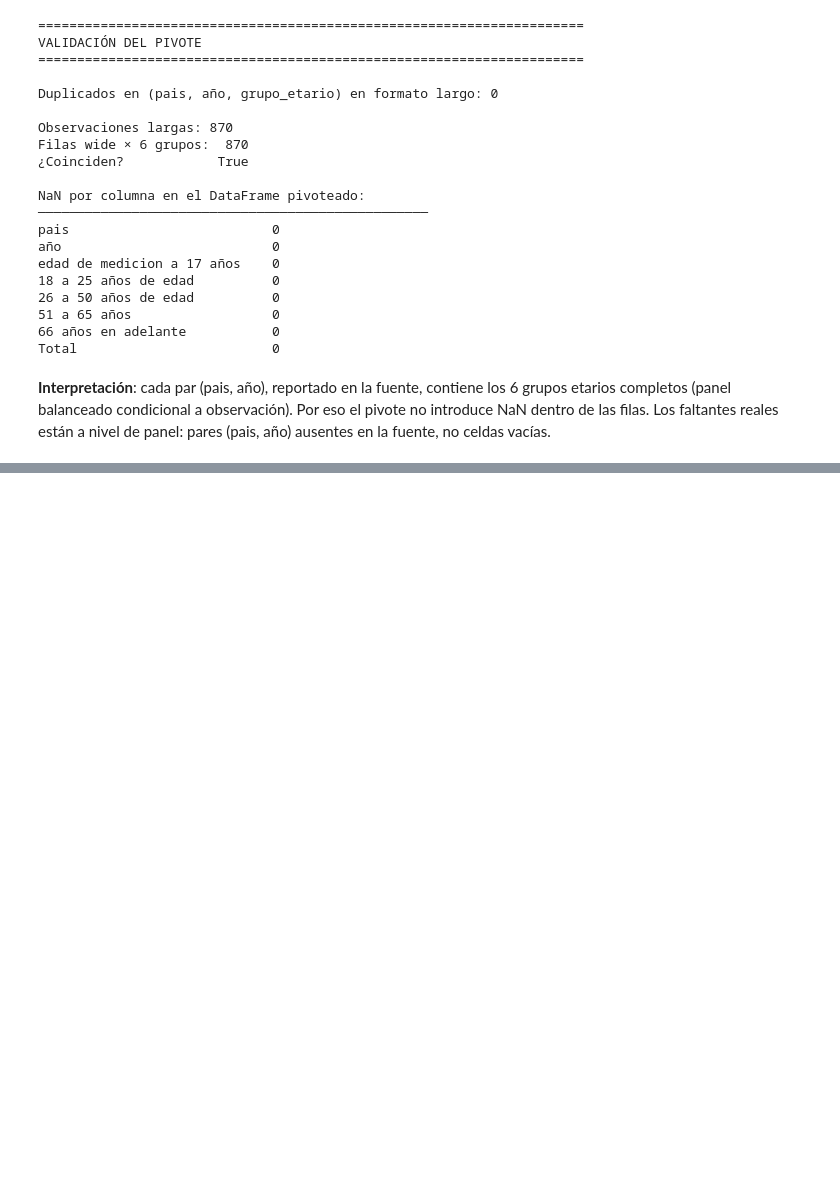
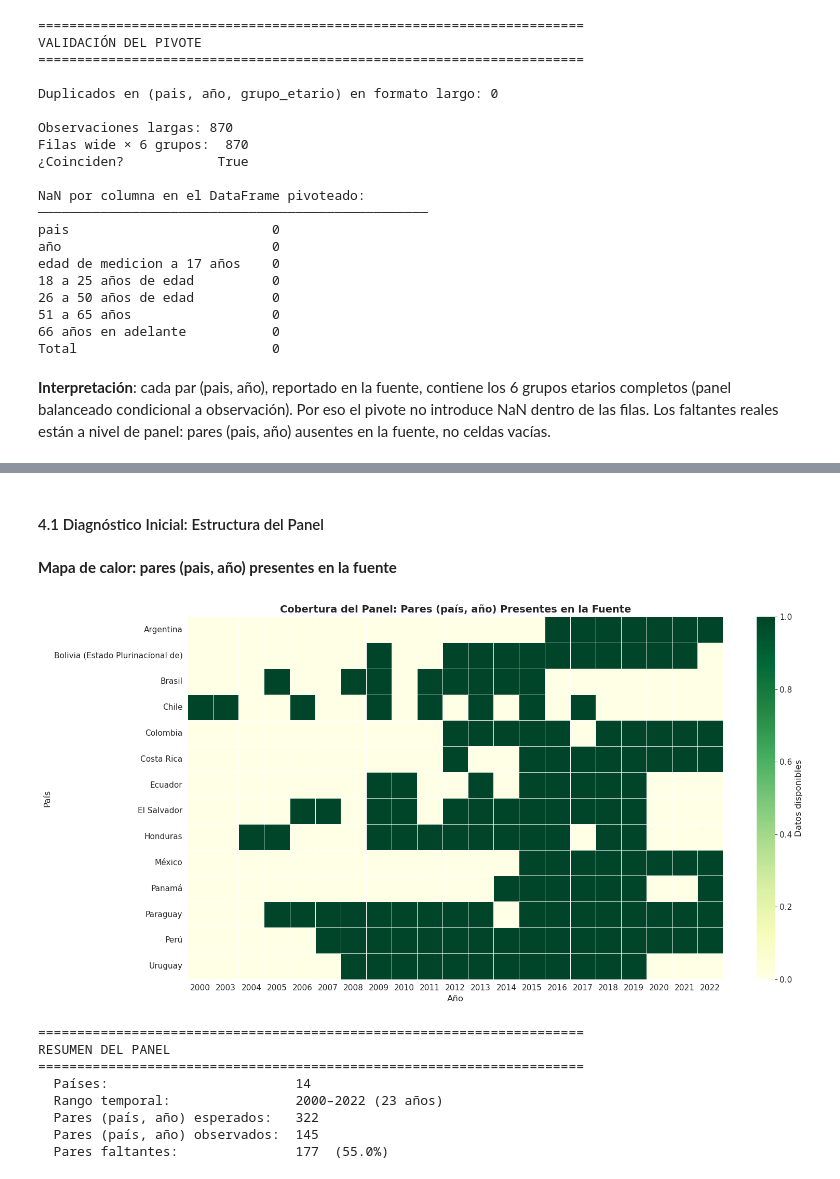
Before and after one commit to Tunchxz/CC3074-Proyecto-Final, a Jupyter notebook: Week-2.ipynb, the cells around one changed output, grey strips where cells are left out. Drawn from its saved outputs; the diff is of its cells as text; code cells hidden in the pictures; blank space fills up the shorter version.

```diff
--- a/Week-2.ipynb
+++ b/Week-2.ipynb
@@ -348,0 +431,45 @@ Total                         0
+# %% [markdown]
+#### 4.1 Diagnóstico Inicial: Estructura del Panel
+# %% [markdown]
+**Mapa de calor: pares (pais, año) presentes en la fuente**
+# %%
+presencia = (df_wide.assign(presente=1)
+                    .pivot_table(index='pais', columns='año', values='presente', aggfunc='first')
+                    .fillna(0)
+                    .astype(int))
+
+fig, ax = plt.subplots(figsize=(16, 8))
+sns.heatmap(presencia, cmap='YlGn', cbar_kws={'label': 'Datos disponibles'},
+            linewidths=0.5, linecolor='white', ax=ax)
+ax.set_title('Cobertura del Panel: Pares (país, año) Presentes en la Fuente',
+             fontsize=14, fontweight='bold')
+ax.set_xlabel('Año')
+ax.set_ylabel('País')
+plt.tight_layout()
+plt.show()
+
+n_paises = df_wide['pais'].nunique()
+rango_años = (int(df_wide['año'].min()), int(df_wide['año'].max()))
+n_años = rango_años[1] - rango_años[0] + 1
+esperado_pares = n_paises * n_años
+observado_pares = len(df_wide)
+faltantes = esperado_pares - observado_pares
+
+print('=' * 70)
+print('RESUMEN DEL PANEL')
+print('=' * 70)
+print(f'  Países:                        {n_paises}')
+print(f'  Rango temporal:                {rango_años[0]}–{rango_años[1]} ({n_años} años)')
+print(f'  Pares (país, año) esperados:   {esperado_pares}')
+print(f'  Pares (país, año) observados:  {observado_pares}')
+print(f'  Pares faltantes:               {faltantes}  ({faltantes/esperado_pares*100:.1f}%)')
+# %% [output]
+[figure, added]
+======================================================================
+RESUMEN DEL PANEL
+======================================================================
+  Países:                        14
+  Rango temporal:                2000–2022 (23 años)
+  Pares (país, año) esperados:   322
+  Pares (país, año) observados:  145
+  Pares faltantes:               177  (55.0%)
```
Also changed, not shown: parts of 15 cells of this notebook.
